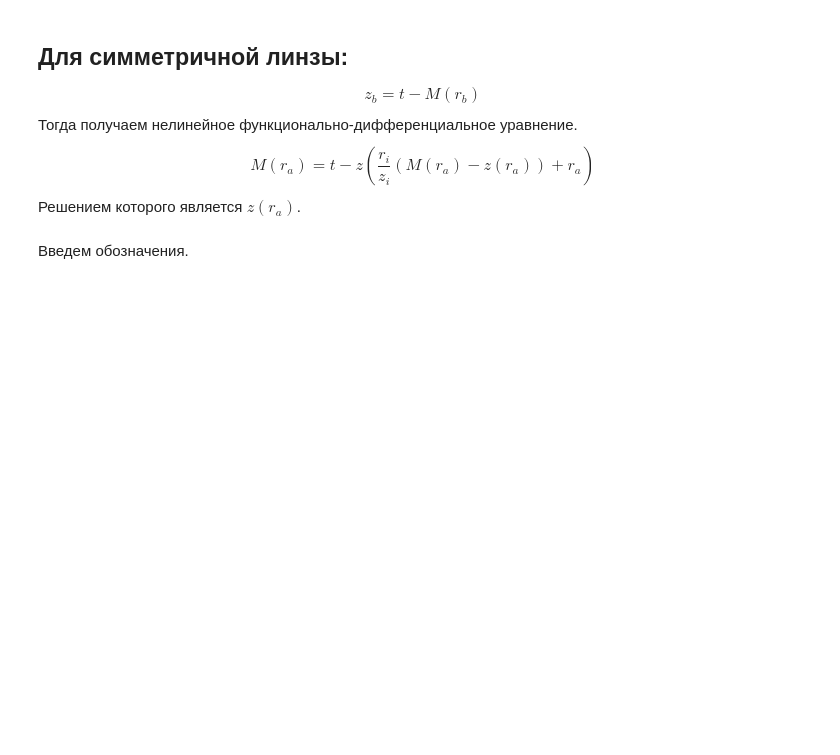
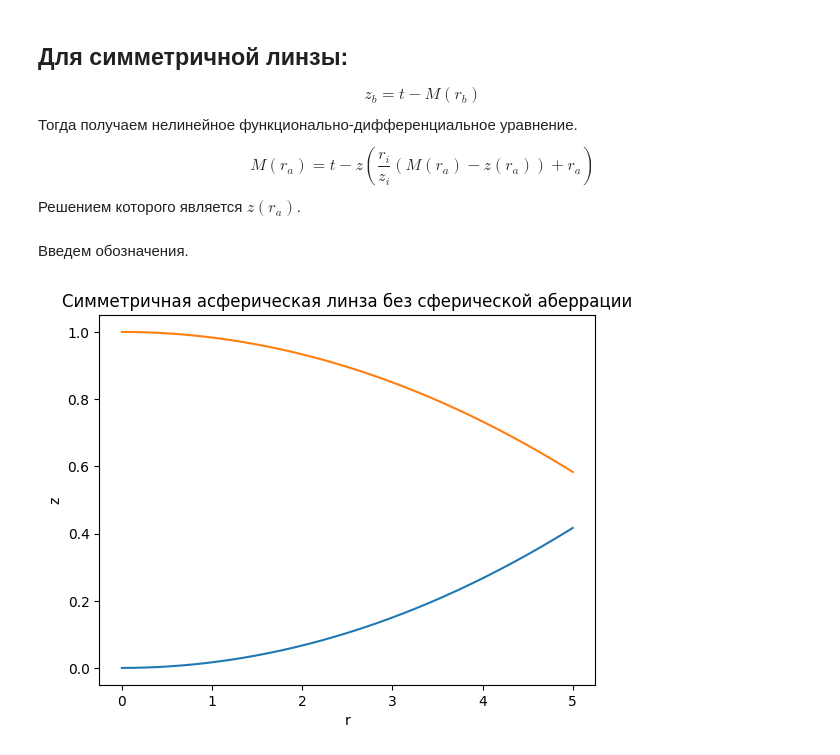
Before and after one commit to MikhailGovgolenko/Lense, a Jupyter notebook: test.ipynb, the cells around one changed output. Cells and saved outputs as stored; diff of their text form; code cells hidden in the pictures; blank space fills up the shorter version.

```diff
--- a/test.ipynb
+++ b/test.ipynb
@@ -148,3 +148,90 @@ $$M(r_a)=t-z\left(\frac{r_i}{z_i}\left(M(r_a)-z(r_a)\right)+r_a\right)$$
 Решением которого является $z(r_a)$.
 # %% [markdown]
 Введем обозначения.
+# %%
+# Построение поверхности линзы по результатам итерационного метода
+
+import numpy as np
+import matplotlib.pyplot as plt
+from scipy.interpolate import interp1d
+
+# -----------------------------
+# Параметры задачи
+# -----------------------------
+n = 1.5
+t = 1.0
+Rmax = 5
+N = 300
+lam = 0.05
+max_iter = 150
+tol = 1e-6
+
+# -----------------------------
+# Сетка
+# -----------------------------
+r = np.linspace(0, Rmax, N)
+
+# -----------------------------
+# Начальное приближение
+# -----------------------------
+R0 = 30.0
+z = r**2 / (2 * R0)
+M = t - z.copy()
+
+def dz_dr(z, r):
+    dz = np.zeros_like(z)
+    dz[1:-1] = (z[2:] - z[:-2]) / (r[2:] - r[:-2])
+    dz[0] = 0.0
+    dz[-1] = dz[-2]
+    return dz
+
+# -----------------------------
+# Итерации
+# -----------------------------
+for it in range(max_iter):
+    z_old = z.copy()
+
+    zp = dz_dr(z, r)
+    norm = np.sqrt(zp**2 + 1)
+    nz = 1 / norm
+    sin_i = np.sqrt(1 - nz**2)
+    sin_t = sin_i / n
+    cos_t = np.sqrt(1 - sin_t**2)
+    alpha = sin_t / cos_t
+
+    z_interp = interp1d(r, z, fill_value="extrapolate")
+
+    for k in range(N):
+        for _ in range(5):
+            rb = r[k] + alpha[k] * (M[k] - z[k])
+            M[k] = t - z_interp(rb)
+
+    rb = r + alpha * (M - z)
+    zb = M.copy()
+
+    idx = np.argsort(rb)
+    rb = rb[idx]
+    zb = zb[idx]
+
+    z_new = interp1d(rb, t - zb, fill_value="extrapolate")(r)
+
+    z = (1 - lam) * z + lam * z_new
+
+    if np.max(np.abs(z - z_old)) < tol:
+        break
+
+# -----------------------------
+# Построение поверхности линзы
+# -----------------------------
+z1 = z
+z2 = t - z
+
+plt.figure()
+plt.plot(r, z1)
+plt.plot(r, z2)
+plt.xlabel("r")
+plt.ylabel("z")
+plt.title("Симметричная асферическая линза без сферической аберрации")
+plt.show()
+# %% [output]
+[figure, added]
```
Also changed, not shown: parts of 1 cell of this notebook.
